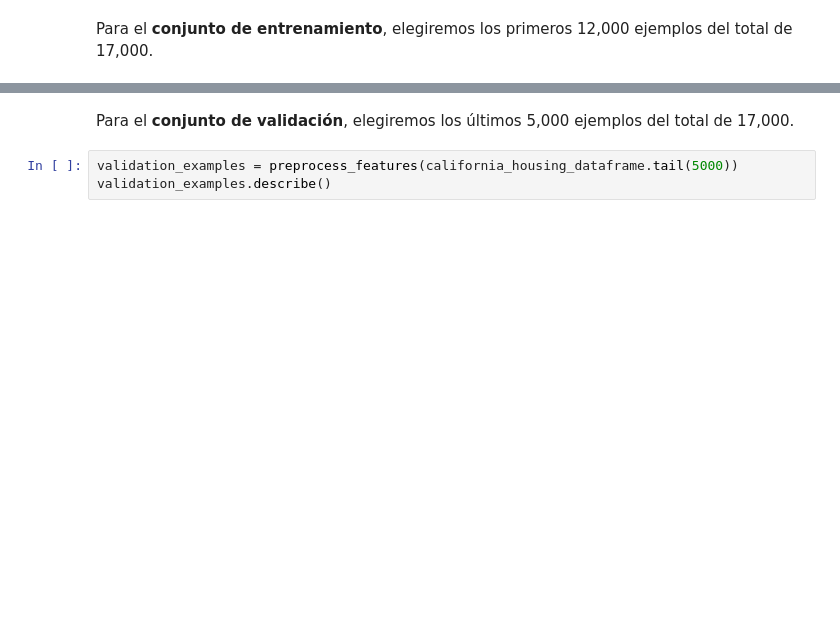
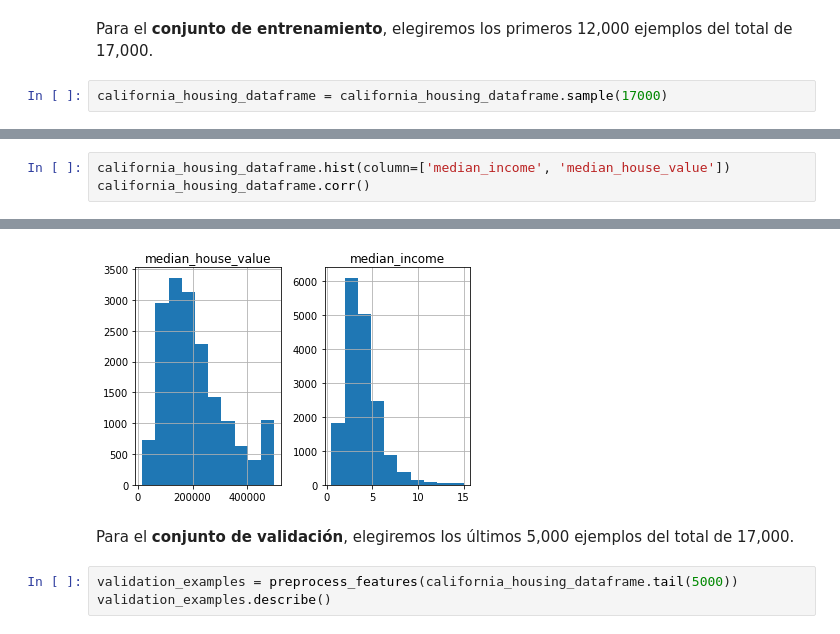
Before and after one commit to smusolino/tensorflow-course, a Jupyter notebook: validation.ipynb, the cells around one changed output, grey strips where cells are left out. Saved outputs shown, nothing was run; the diff lists cells and outputs as text; blank space fills up the shorter version.

```diff
--- a/validation.ipynb
+++ b/validation.ipynb
@@ -94,3 +98,5 @@ def preprocess_targets(california_housing_dataframe):
   return output_targets
 # %% [markdown]
  Para el **conjunto de entrenamiento**, elegiremos los primeros 12,000 ejemplos del total de 17,000.
+# %%
+california_housing_dataframe = california_housing_dataframe.sample(17000)
@@ -102,0 +145,4 @@ training_targets.describe()
+# %%
+california_housing_dataframe.hist(column=['median_income', 'median_house_value'])
+california_housing_dataframe.corr()
+# %% [output]
@@ -103,3 +159,4 @@ training_targets.describe()
+[figure, added]
 # %% [markdown]
  Para el **conjunto de validación**, elegiremos los últimos 5,000 ejemplos del total de 17,000.
 # %%
```
Also changed, not shown: parts of 14 cells of this notebook.
